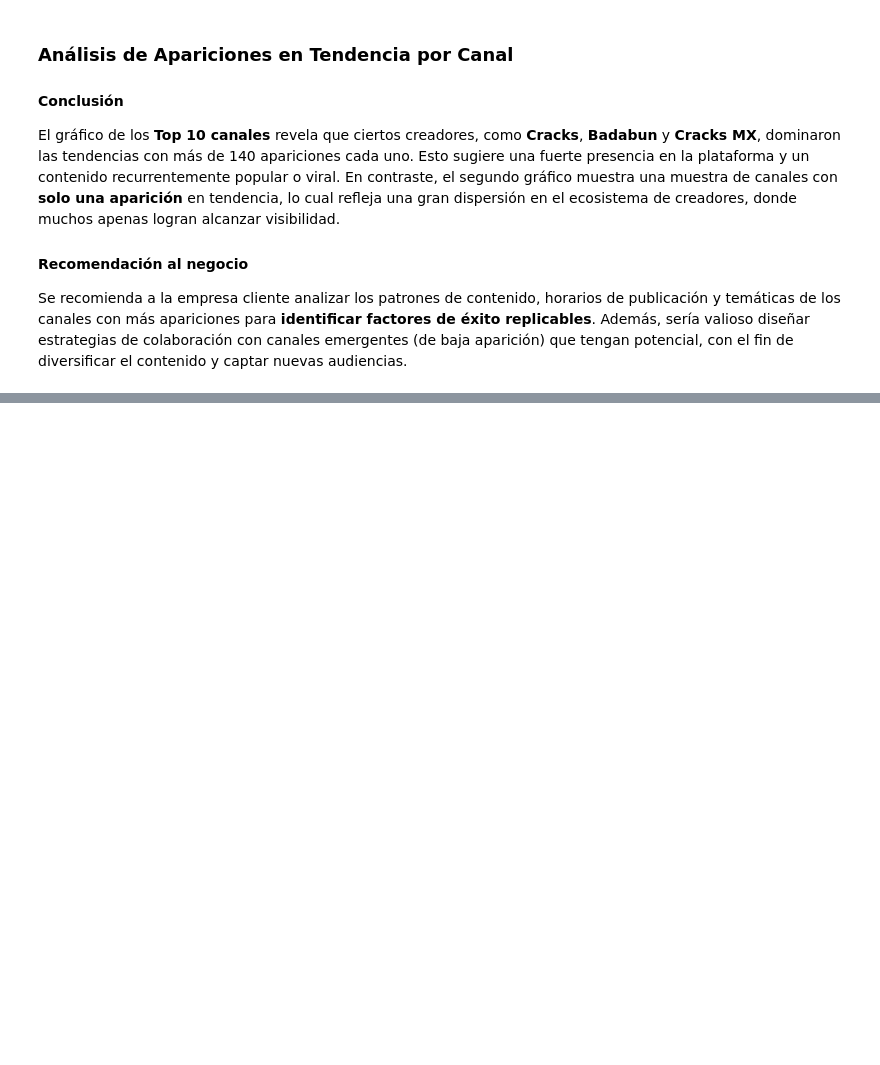
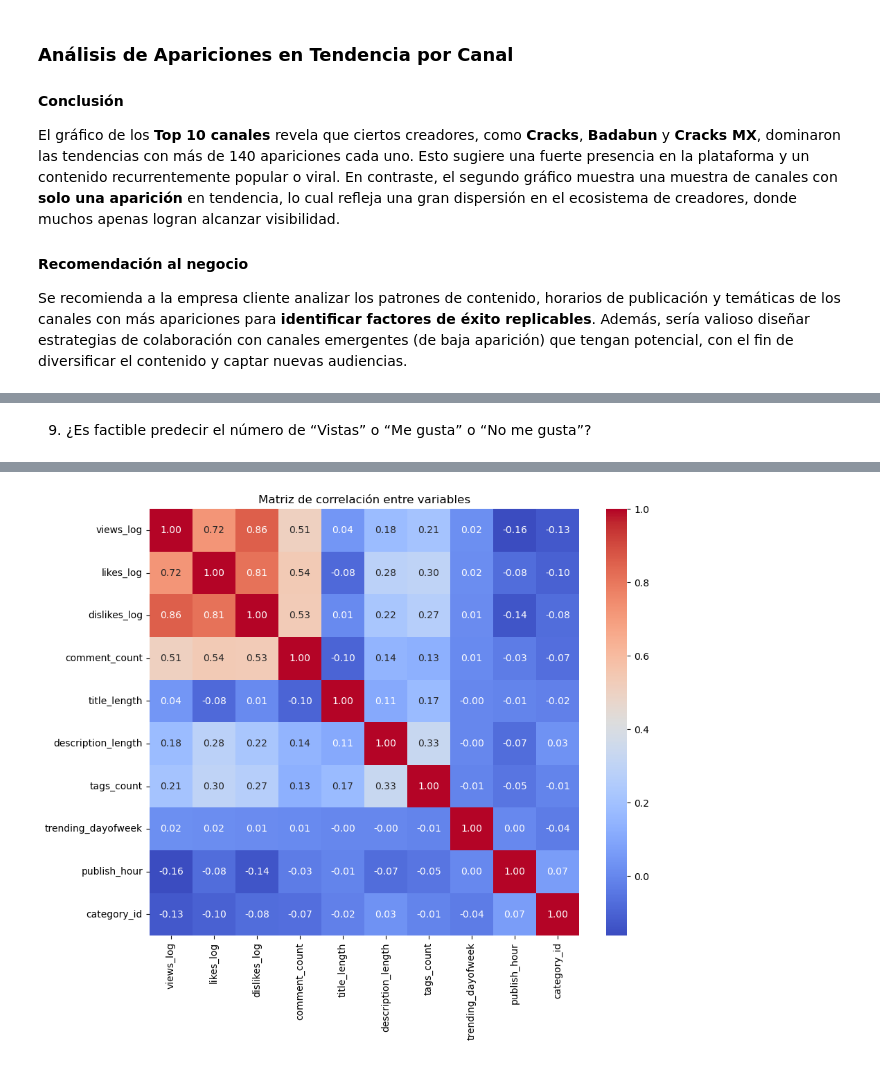
Before and after one commit to TucaraWorld/FDS-2025-1-260, a Jupyter notebook: code/upc-2025-01-260-4-tf.ipynb, the cells around one changed output, grey strips where cells are left out. Saved outputs shown, nothing was run; the diff lists cells and outputs as text; code cells hidden in the pictures; blank space fills up the shorter version.

```diff
--- a/code/upc-2025-01-260-4-tf.ipynb
+++ b/code/upc-2025-01-260-4-tf.ipynb
@@ -301,0 +454,32 @@ Se recomienda a la empresa cliente analizar los patrones de contenido, horarios
+# %% [markdown]
+9. ¿Es factible predecir el número de “Vistas” o “Me gusta” o “No me gusta”?
+# %%
+# Crear nuevas variables
+data_limpia['title_length'] = data_limpia['title'].apply(len)
+data_limpia['description_length'] = data_limpia['description'].apply(len)
+data_limpia['tags_count'] = data_limpia['tags'].apply(lambda x: len(x.split('|')) if isinstance(x, str) else 0)
+
+# Convertir trending_date a día de la semana
+data_limpia['trending_dayofweek'] = pd.to_datetime(data_limpia['trending_date'], format='%y.%d.%m').dt.dayofweek
+
+# Convertir publish_time a hora del día
+data_limpia['publish_hour'] = pd.to_datetime(data_limpia['publish_time']).dt.hour
+
+# Si tuvieras una variable "state" (por estado geográfico), asegúrate que sea numérica o la puedes excluir del heatmap
+
+# Selección de variables para matriz de correlación
+cols_correlacion = [
+    'views_log', 'likes_log', 'dislikes_log', 'comment_count',
+    'title_length', 'description_length', 'tags_count',
+    'trending_dayofweek', 'publish_hour', 'category_id'
+]
+
+# Calcular matriz de correlación
+correlation_matrix = data_limpia[cols_correlacion].corr()
+
+# Graficar heatmap
+plt.figure(figsize=(10, 8))
+sns.heatmap(correlation_matrix, annot=True, cmap='coolwarm', fmt=".2f")
+plt.title('Matriz de correlación entre variables')
+plt.show()
+# %% [output]
@@ -301,0 +487 @@ Se recomienda a la empresa cliente analizar los patrones de contenido, horarios
+[figure, added]
```
Also changed, not shown: parts of 28 cells of this notebook, 2 other files.
